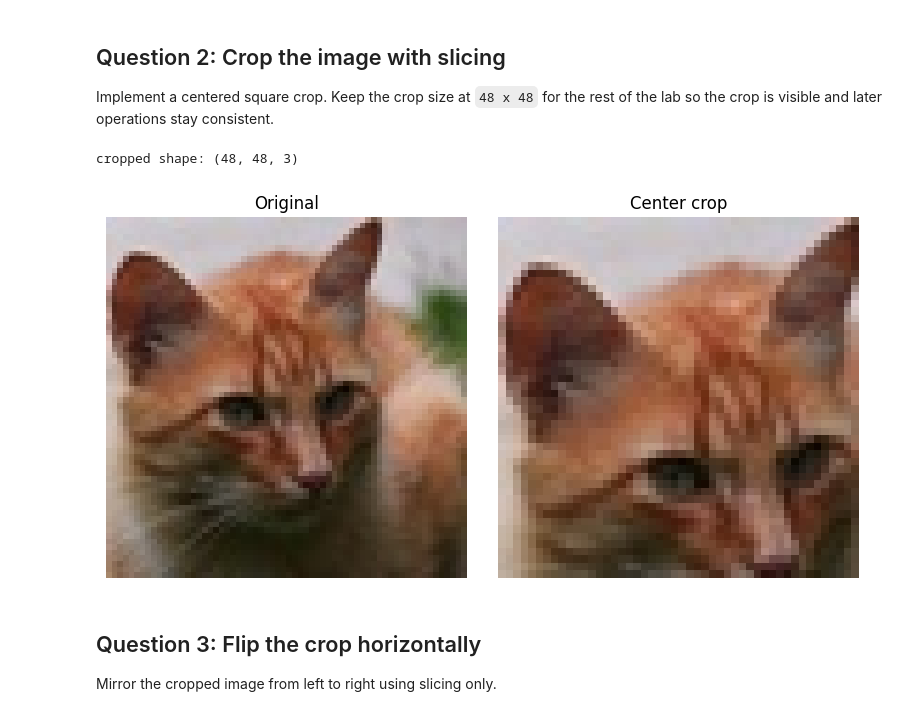
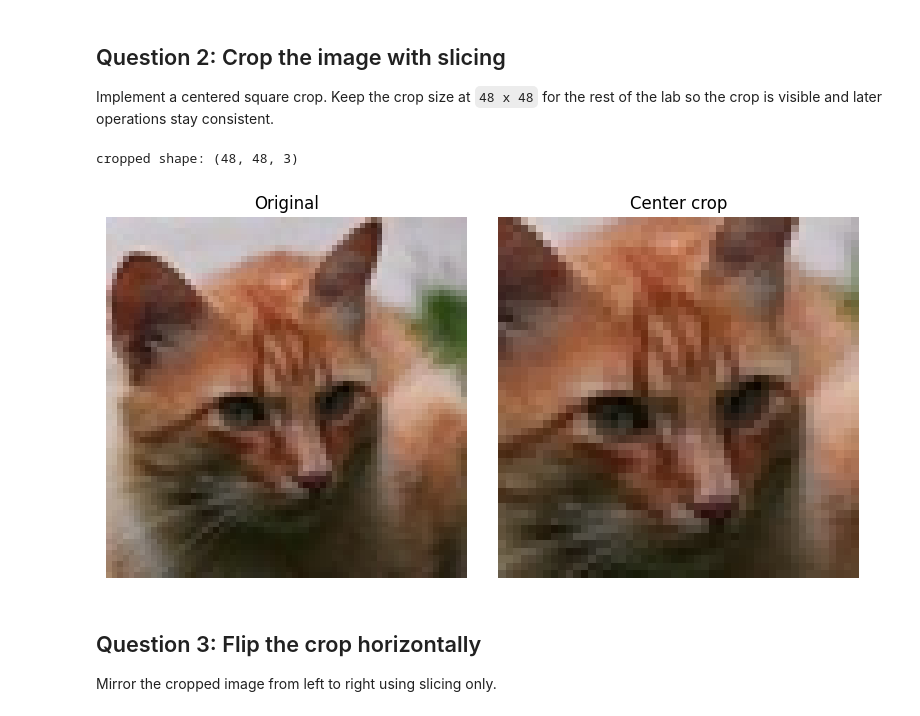
Before and after one commit to vgu-dsai-2026/lab-1-numpy-Lewis-Walter-K-2, a Jupyter notebook: notebook.ipynb, the cells around one changed output. Cells and saved outputs as stored; diff of their text form; code cells hidden in the pictures.

```diff
--- a/notebook.ipynb
+++ b/notebook.ipynb
@@ -175,23 +174,31 @@ Implement a centered square crop. Keep the crop size at `48 x 48` for the rest o
 # %%
 def center_crop(image: np.ndarray, crop_size: int = 48) -> np.ndarray:
     # TODO: compute the center crop indices and return a square crop.
-    crop = image[:crop_size, :crop_size]
+    H, W = image.shape[:2]
+    centered_H = H // 2
+    centered_W = W // 2
+    crop_distance = crop_size // 2
+    start_height_crop = centered_H - crop_distance
+    end_height_crop = centered_H + crop_distance
+    start_width_crop = centered_W - crop_distance
+    end_width_crop = centered_W + crop_distance
+    crop = image[start_height_crop:end_height_crop, start_width_crop:end_width_crop]
     return crop
     raise NotImplementedError("Implement a centered crop with slicing.")
 
 
 cropped_image = center_crop(sample_image, crop_size=48)
 print("cropped shape:", cropped_image.shape)
 show_image_gallery(
     [sample_image, cropped_image],
     titles=["Original", "Center crop"],
     ncols=2,
     figsize=(8, 4),
 )
 plt.show()
 # %% [output]
 cropped shape: (48, 48, 3)
-[figure, old version]
+[figure, new version]
 # %% [markdown]
 ## Question 3: Flip the crop horizontally
 
```
